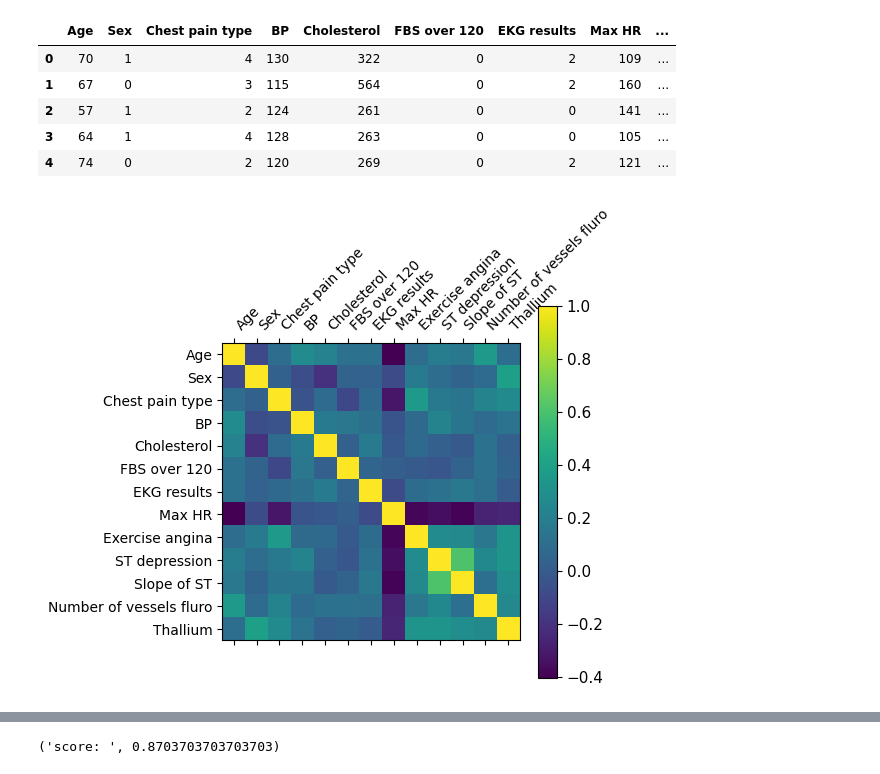
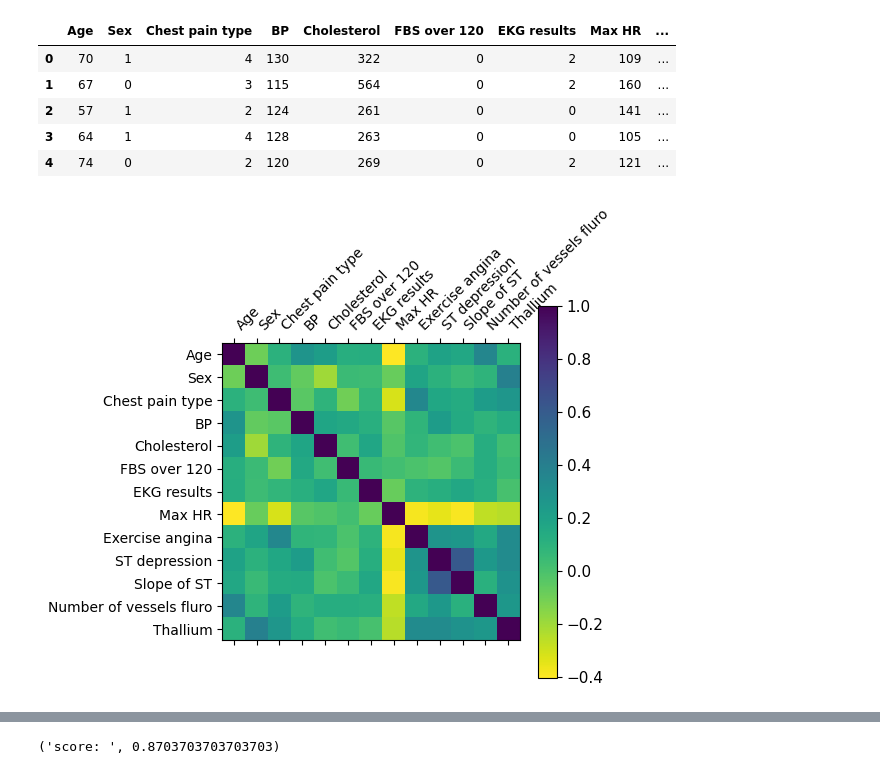
Before and after one commit to omgupta1608/heart_disease_predict, a Jupyter notebook: main.ipynb, the cells around one changed output, grey strips where cells are left out. Cells and saved outputs as stored; diff of their text form; code cells hidden in the pictures.

```diff
--- a/main.ipynb
+++ b/main.ipynb
@@ -26,16 +26,16 @@ data.head()
 # %%
 import matplotlib.pyplot as plt
 corr_matrix = data.corr()
-plt.matshow(corr_matrix)
+plt.matshow(corr_matrix, cmap='viridis_r')
 cb = plt.colorbar()
 cb.ax.tick_params(labelsize=11)
 
 plt.xticks(range(len(corr_matrix.columns)), corr_matrix.columns,rotation=45, ha='left')
 plt.yticks(range(len(corr_matrix.columns)), corr_matrix.columns)
 
 plt.show()
 # %% [output]
-[figure, old version]
+[figure, new version]
 # %%
 # split train test
 from sklearn.model_selection import train_test_split
```
Also changed, not shown: parts of 2 cells of this notebook, 1 other file.
